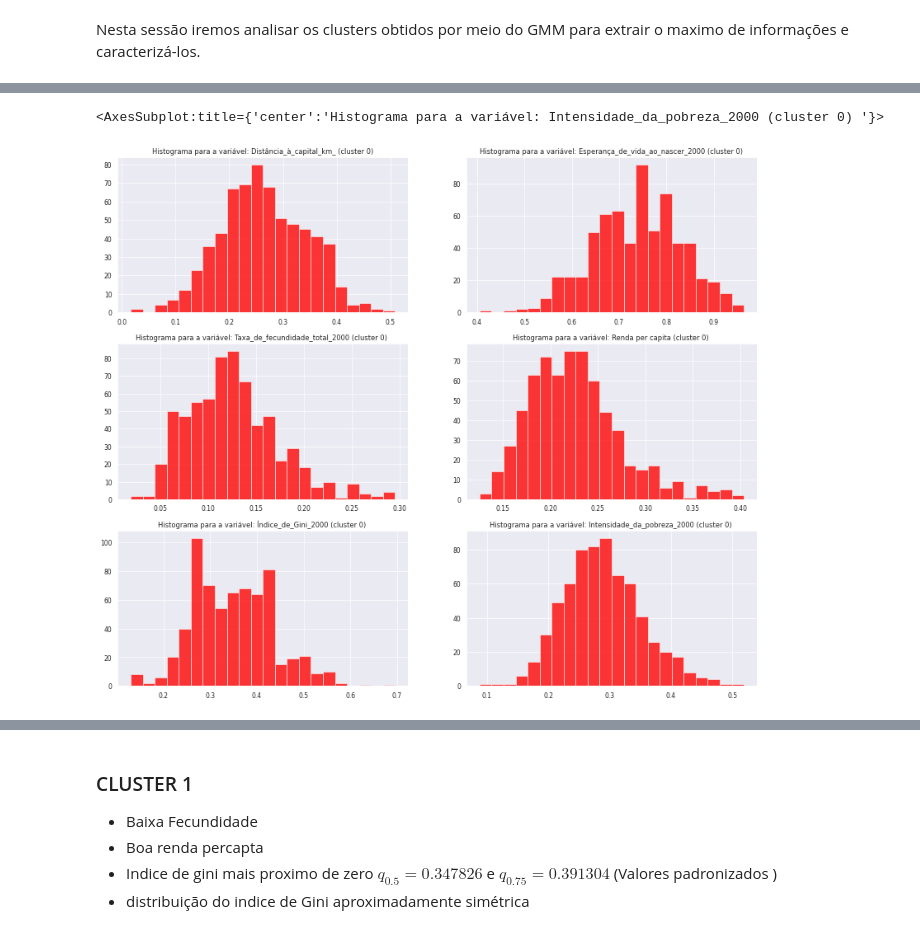
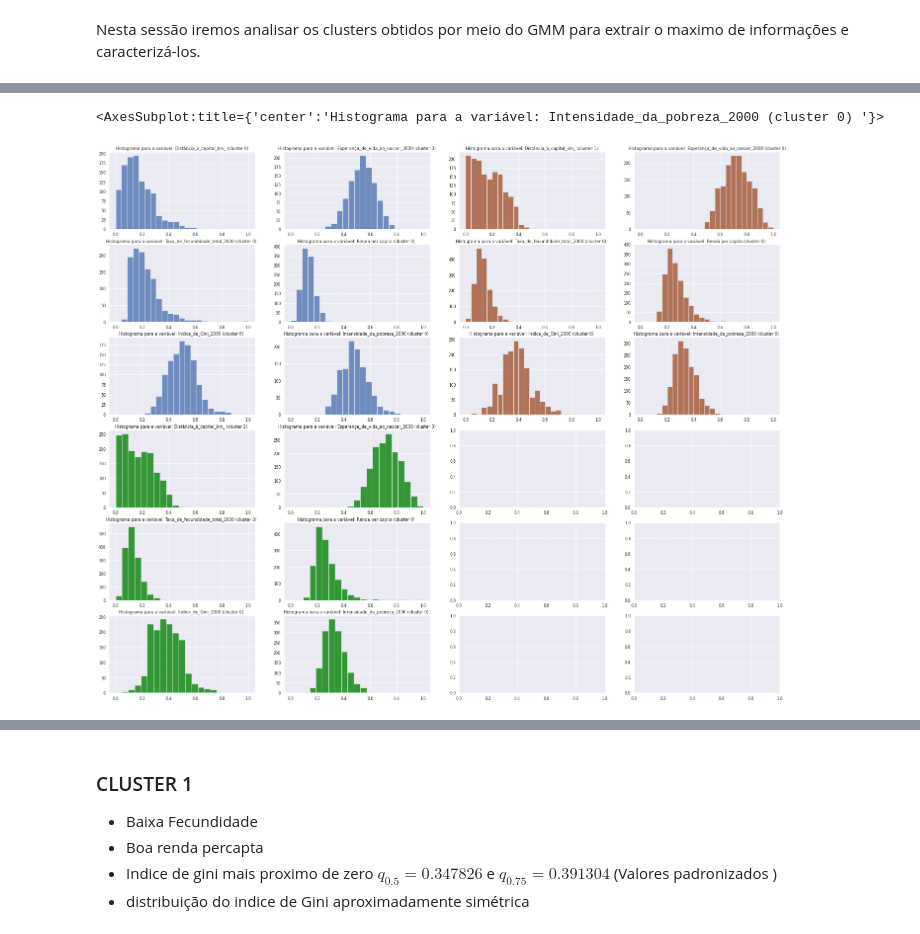
Before and after one commit to Jailsonrs/Poneglyph, a Jupyter notebook: UMAP-GMM.ipynb, the cells around one changed output, grey strips where cells are left out. Cells and saved outputs as stored; diff of their text form; code cells hidden in the pictures.

```diff
--- a/UMAP-GMM.ipynb
+++ b/UMAP-GMM.ipynb
@@ -174,3 +176,6 @@ plt.scatter(UMAP_embedding[:,0], UMAP_embedding[:,1])
 # %%
 UMAP_embedding
+embedding = pd.DataFrame(UMAP_embedding)
+embedding.columns = ["emb0","emb1"]
+embedding
 # %% [output]
@@ -216,9 +229,11 @@ No GMM é necessário estimar $3K$ parâmetros:
 
 $$(\pi_1 \ldots \pi_K,\mu_K, \ldots, \mu_K, \Sigma_1, \ldots, \Sigma_K)$$
 # %%
-embedding = pd.DataFrame(UMAP_embedding)
 
-gmm = GaussianMixture(n_components = 7, init_params = "kmeans", max_iter = 100, covariance_type = 'diag' )
+
+np.random.seed(61)
+
+gmm = GaussianMixture(n_components = 5, init_params = "kmeans", max_iter = 100, covariance_type = 'diag' )
 
 gmm = gmm.fit(embedding)
 
@@ -230,7 +245,6 @@ df_c.columns = ['emb0','emb1',"model"]
 
 #plotting clusters
 fg = seaborn.FacetGrid(data=df_c, hue='model', aspect=1.8,height =5)
-
 fg.map(plt.scatter, 'emb0',"emb1")
 # %% [output]
 <seaborn.axisgrid.FacetGrid at 0x...>
@@ -313,31 +318,85 @@ dados_clusterizados[dados_clusterizados['model'] == 0].describe()
 # %%
-fig, (linha_1 , linha_2, linha_3) = plt.subplots(3,2, figsize = (20,17), dpi = 50)
+fig, (linha_1 , linha_2, linha_3,linha_4,linha_5,linha_6) = plt.subplots(6,4, figsize = (35,29), dpi = 50)
 
+##cluster 0
 linha_1[0].set_title("Histograma para a variável: Distância_à_capital_km_ (cluster 0)")
 dados_clusterizados[dados_clusterizados['model'] == 0]["Distância_à_capital_km_"] \
-    .hist(ax = linha_1[0], bins = 22, alpha = 0.78, color = 'red')
+    .hist(ax = linha_1[0], bins = 23, alpha = 0.78, color = 'b',range=[0, 1])
 
 linha_1[1].set_title("Histograma para a variável: Esperança_de_vida_ao_nascer_2000 (cluster 0)")
 dados_clusterizados[dados_clusterizados['model'] == 0]["Esperança_de_vida_ao_nascer_2000"] \
-    .hist(ax = linha_1[1], bins = 22, alpha = 0.78, color = 'red')
+    .hist(ax = linha_1[1], bins = 23, alpha = 0.78, color = 'b',range=[0, 1])
 
 linha_2[0].set_title("Histograma para a variável: Taxa_de_fecundidade_total_2000 (cluster 0) ")
 dados_clusterizados[dados_clusterizados['model'] == 0]["Taxa_de_fecundidade_total_2000"] \
-    .hist(ax = linha_2[0], bins = 22, alpha = 0.78, color = 'red')
+    .hist(ax = linha_2[0], bins = 23, alpha = 0.78, color = 'b',range=[0, 1])
 
 linha_2[1].set_title("Histograma para a variável: Renda per capita (cluster 0) ")
 dados_clusterizados[dados_clusterizados['model'] == 0]["Renda_per_Capita_2000"] \
-    .hist(ax = linha_2[1], bins = 22, alpha = 0.78, color = 'red')
+    .hist(ax = linha_2[1], bins = 23, alpha = 0.78, color = 'b',range=[0, 1])
 
 linha_3[0].set_title("Histograma para a variável: Índice_de_Gini_2000 (cluster 0) ")
 dados_clusterizados[dados_clusterizados['model'] == 0]["Índice_de_Gini_2000"] \
-    .hist(ax = linha_3[0], bins = 22, alpha = 0.78, color = 'red')
+    .hist(ax = linha_3[0], bins = 23, alpha = 0.78, color = 'b',range=[0, 1])
 
 
 linha_3[1].set_title("Histograma para a variável: Intensidade_da_pobreza_2000 (cluster 0) ")
 dados_clusterizados[dados_clusterizados['model'] == 0]["Intensidade_da_pobreza_2000"] \
-    .hist(ax = linha_3[1], bins = 22, alpha = 0.78, color = 'red')
+    .hist(ax = linha_3[1], bins = 23, alpha = 0.78, color = 'b',range=[0, 1])
+
+##cluster 1
+linha_1[2].set_title("Histograma para a variável: Distância_à_capital_km_ (cluster 1)")
+dados_clusterizados[dados_clusterizados['model'] == 1]["Distância_à_capital_km_"] \
+    .hist(ax = linha_1[2], bins = 25, alpha = 0.78, color = 'sienna',range=[0, 1])
+
+linha_1[3].set_title("Histograma para a variável: Esperança_de_vida_ao_nascer_2000 (cluster 0)")
+dados_clusterizados[dados_clusterizados['model'] == 1]["Esperança_de_vida_ao_nascer_2000"] \
+    .hist(ax = linha_1[3], bins = 25, alpha = 0.78, color = 'sienna',range=[0, 1])
+
+linha_2[2].set_title("Histograma para a variável: Taxa_de_fecundidade_total_2000 (cluster 0) ")
+dados_clusterizados[dados_clusterizados['model'] == 1]["Taxa_de_fecundidade_total_2000"] \
+    .hist(ax = linha_2[2], bins = 25, alpha = 0.78, color = 'sienna',range=[0, 1])
+
+linha_2[3].set_title("Histograma para a variável: Renda per capita (cluster 0) ")
+dados_clusterizados[dados_clusterizados['model'] == 1]["Renda_per_Capita_2000"] \
+    .hist(ax = linha_2[3], bins = 25, alpha = 0.78, color = 'sienna',range=[0, 1])
+
+linha_3[2].set_title("Histograma para a variável: Índice_de_Gini_2000 (cluster 0) ")
+dados_clusterizados[dados_clusterizados['model'] == 1]["Índice_de_Gini_2000"] \
+    .hist(ax = linha_3[2], bins = 25, alpha = 0.78, color = 'sienna',range=[0, 1])
+
+
+linha_3[3].set_title("Histograma para a variável: Intensidade_da_pobreza_2000 (cluster 0) ")
+dados_clusterizados[dados_clusterizados['model'] == 1]["Intensidade_da_pobreza_2000"] \
+    .hist(ax = linha_3[3], bins = 25, alpha = 0.78, color = 'sienna',range=[0, 1])
+
+#cluster 2
+linha_4[0].set_title("Histograma para a variável: Distância_à_capital_km_ (cluster 2) ")
+dados_clusterizados[dados_clusterizados['model'] == 1]["Distância_à_capital_km_"] \
+    .hist(ax = linha_4[0], bins = 21, alpha = 0.78, color = 'green',range=[0, 1])
+
+
+linha_4[1].set_title("Histograma para a variável: Esperança_de_vida_ao_nascer_2000 (cluster 0)")
+dados_clusterizados[dados_clusterizados['model'] == 1]["Esperança_de_vida_ao_nascer_2000"] \
+    .hist(ax = linha_4[1], bins = 21, alpha = 0.78, color = 'green',range=[0, 1])
+
+linha_5[0].set_title("Histograma para a variável: Taxa_de_fecundidade_total_2000 (cluster 0) ")
+dados_clusterizados[dados_clusterizados['model'] == 1]["Taxa_de_fecundidade_total_2000"] \
+    .hist(ax = linha_5[0], bins = 21, alpha = 0.78, color = 'green',range=[0, 1])
+
+linha_5[1].set_title("Histograma para a variável: Renda per capita (cluster 0) ")
+dados_clusterizados[dados_clusterizados['model'] == 1]["Renda_per_Capita_2000"] \
+    .hist(ax = linha_5[1], bins = 21, alpha = 0.78, color = 'green',range=[0, 1])
+
+linha_6[0].set_title("Histograma para a variável: Índice_de_Gini_2000 (cluster 0) ")
+dados_clusterizados[dados_clusterizados['model'] == 1]["Índice_de_Gini_2000"] \
+    .hist(ax = linha_6[0], bins = 21, alpha = 0.78, color = 'green',range=[0, 1])
+
+
+linha_6[1].set_title("Histograma para a variável: Intensidade_da_pobreza_2000 (cluster 0) ")
+dados_clusterizados[dados_clusterizados['model'] == 1]["Intensidade_da_pobreza_2000"] \
+    .hist(ax = linha_6[1], bins = 21, alpha = 0.78, color = 'green',range=[0, 1])
 # %% [output]
 <AxesSubplot:title={'center':'Histograma para a variável: Intensidade_da_pobreza_2000 (cluster 0) '}>
-[figure, old version]
+[figure, new version]
 # %%
```
Also changed, not shown: parts of 18 cells of this notebook.
